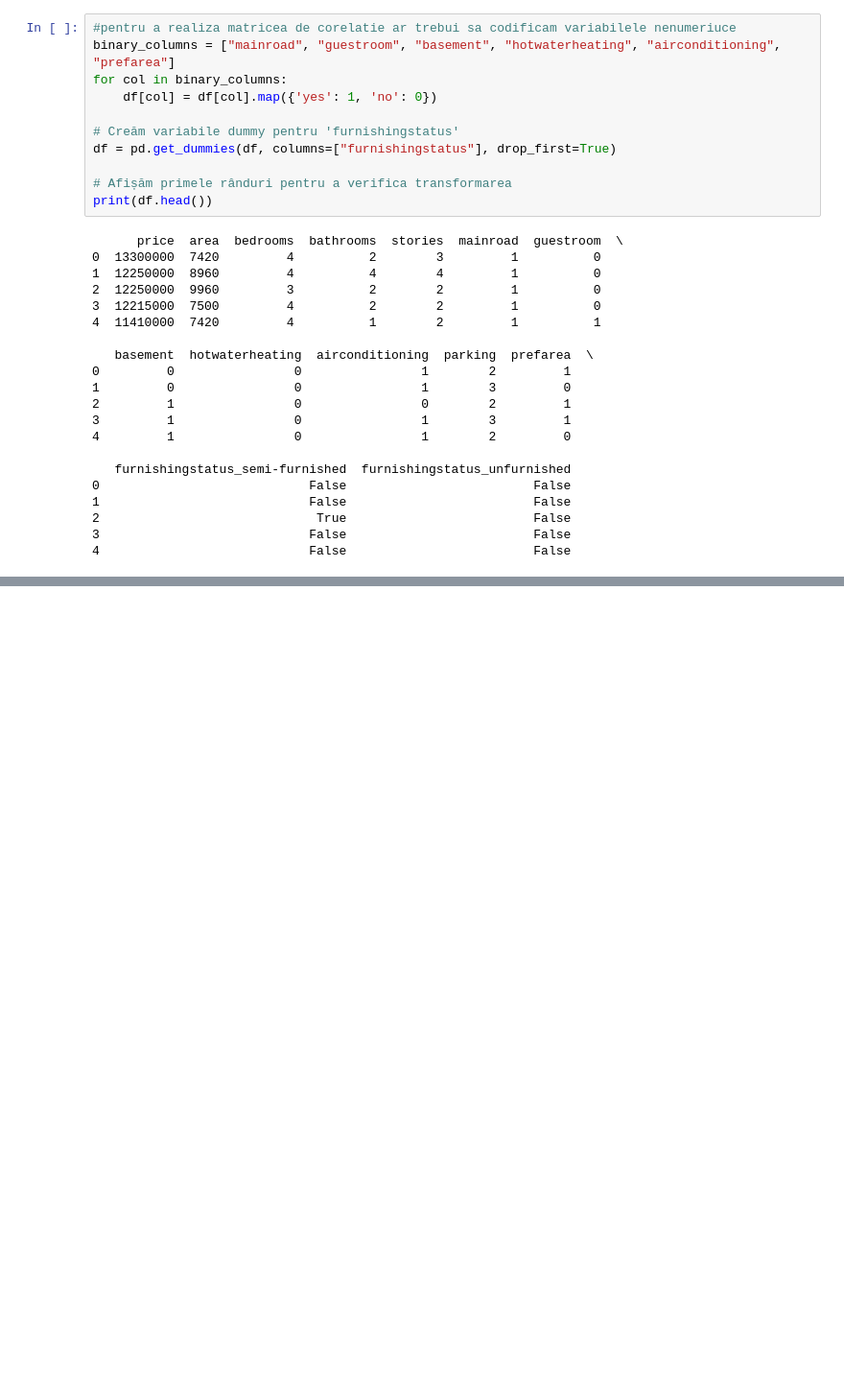
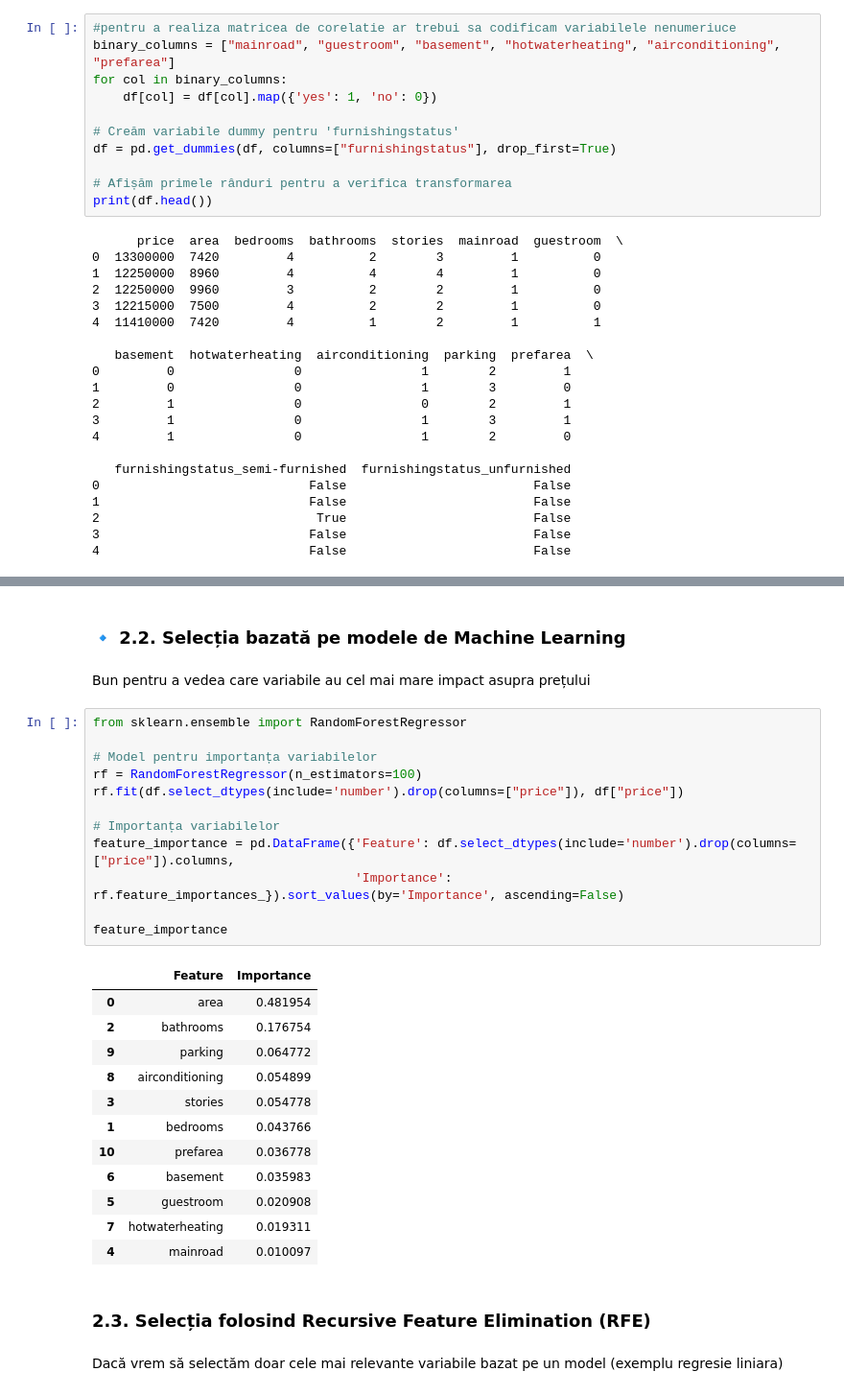
Before and after one commit to mariabraga15/sem2_1, a Jupyter notebook: feature_engineering.ipynb, the cells around one changed output, grey strips where cells are left out. Shown at 96% size. Cells and saved outputs as stored; diff of their text form; blank space fills up the shorter version.

```diff
--- a/feature_engineering.ipynb
+++ b/feature_engineering.ipynb
@@ -237,0 +286,33 @@ print(df.head())
+# %% [markdown]
+### 🔹 2.2. Selecția bazată pe modele de Machine Learning
+# %% [markdown]
+Bun pentru a vedea care variabile au cel mai mare impact asupra prețului
+# %%
+from sklearn.ensemble import RandomForestRegressor
+
+# Model pentru importanța variabilelor
+rf = RandomForestRegressor(n_estimators=100)
+rf.fit(df.select_dtypes(include='number').drop(columns=["price"]), df["price"])
+
+# Importanța variabilelor
+feature_importance = pd.DataFrame({'Feature': df.select_dtypes(include='number').drop(columns=["price"]).columns,
+                                   'Importance': rf.feature_importances_}).sort_values(by='Importance', ascending=False)
+
+feature_importance
+# %% [output]
+|  | Feature | Importance |
+| 0 | area | 0.481954 |
+| 2 | bathrooms | 0.176754 |
+| 9 | parking | 0.064772 |
+| 8 | airconditioning | 0.054899 |
+| 3 | stories | 0.054778 |
+| 1 | bedrooms | 0.043766 |
+| 10 | prefarea | 0.036778 |
+| 6 | basement | 0.035983 |
+| 5 | guestroom | 0.020908 |
+| 7 | hotwaterheating | 0.019311 |
+| 4 | mainroad | 0.010097 |
+# %% [markdown]
+ ### 2.3. Selecția folosind Recursive Feature Elimination (RFE)
+# %% [markdown]
+Dacă vrem să selectăm doar cele mai relevante variabile bazat pe un model (exemplu regresie liniara)
```
Also changed, not shown: parts of 11 cells of this notebook.
